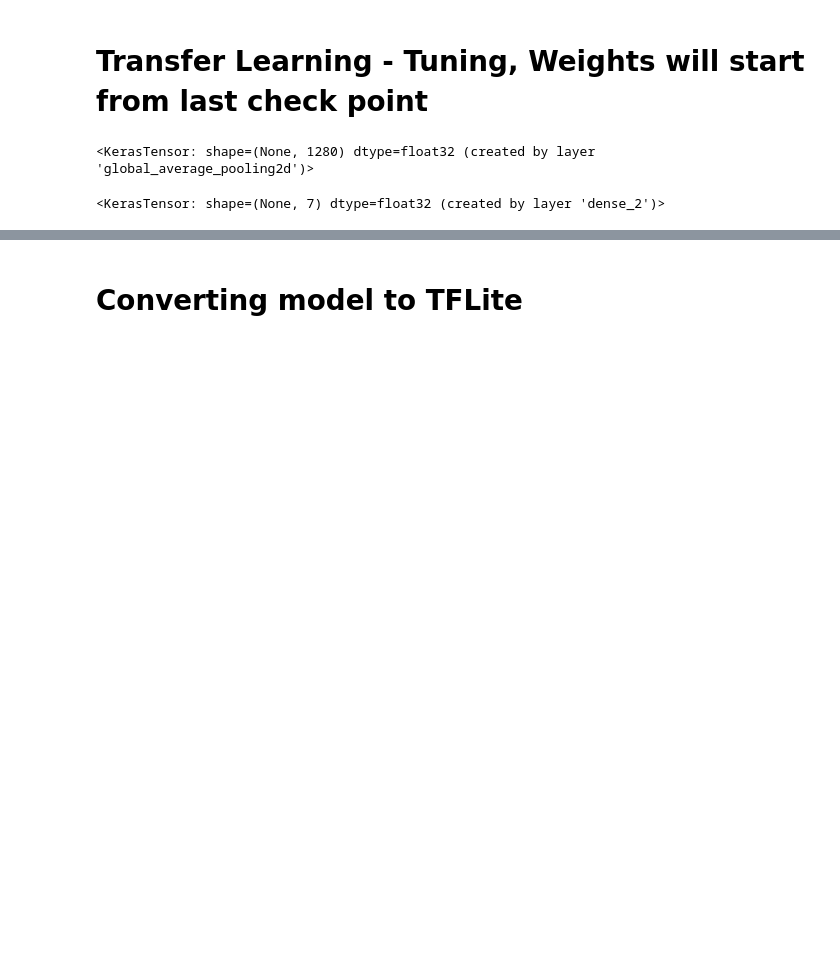
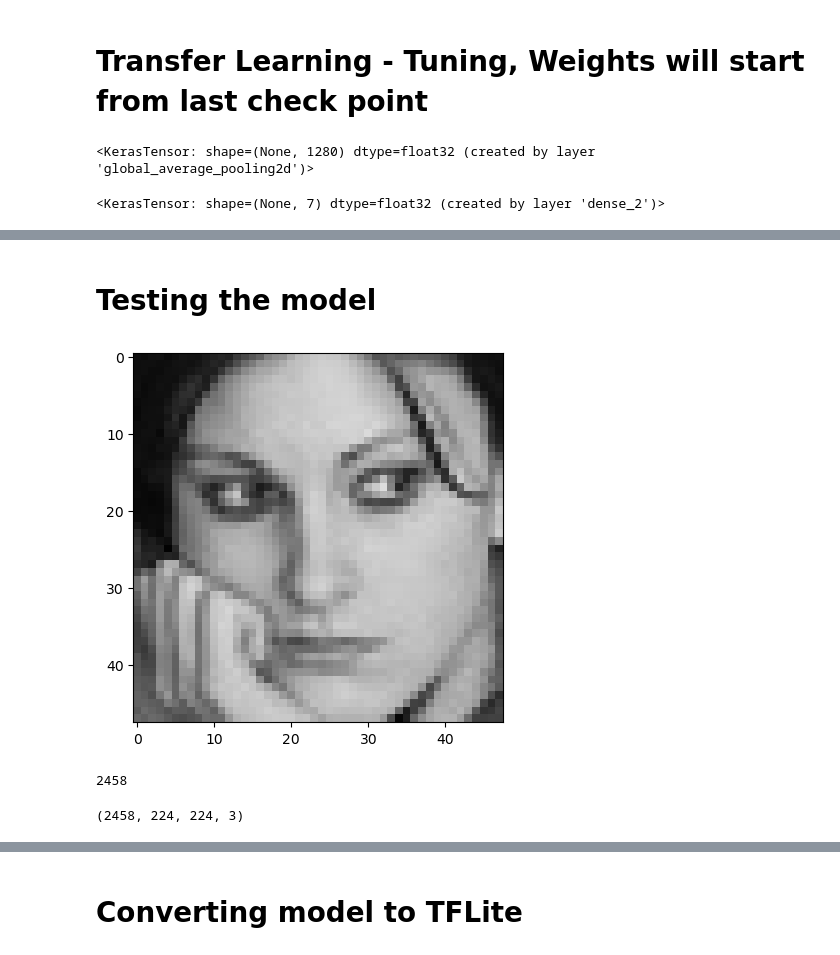
Before and after one commit to gauravsingh55/Emotion-Detection-model, a Jupyter notebook: Modelbuilding.ipynb, the cells around one changed output, grey strips where cells are left out. Cells and saved outputs as stored; diff of their text form; code cells hidden in the pictures; blank space fills up the shorter version.

```diff
--- a/Modelbuilding.ipynb
+++ b/Modelbuilding.ipynb
@@ -182 +182,19 @@ Epoch 15/15
 <keras.callbacks.History at 0x...>
+# %% [markdown]
+# Testing the model
+# %%
+Datadirectory = "Dataset/test/"
+# %%
+Classes = ["0","1","2","3"]
+
+for category in Classes:
+    path = os.path.join(Datadirectory, category) ## //
+    for img in os.listdir(path):
+        img_array = cv2.imread(os.path.join(path,img))
+        #backtorgb b = cv2.cvtColor(img_array, cv2. COLOR_GRAY2RGB)
+        plt. imshow(cv2.cvtColor(img_array, cv2.COLOR_BGR2RGB))
+        plt.show()
+        break
+    break
+# %% [output]
+[figure, added]
@@ -182,0 +217,4 @@ Epoch 15/15
+# %%
+print(len(test_Data))
+# %% [output]
+2458
@@ -182,0 +231,4 @@ Epoch 15/15
+# %%
+N.shape
+# %% [output]
+(2458, 224, 224, 3)
```
Also changed, not shown: parts of 14 cells of this notebook.
